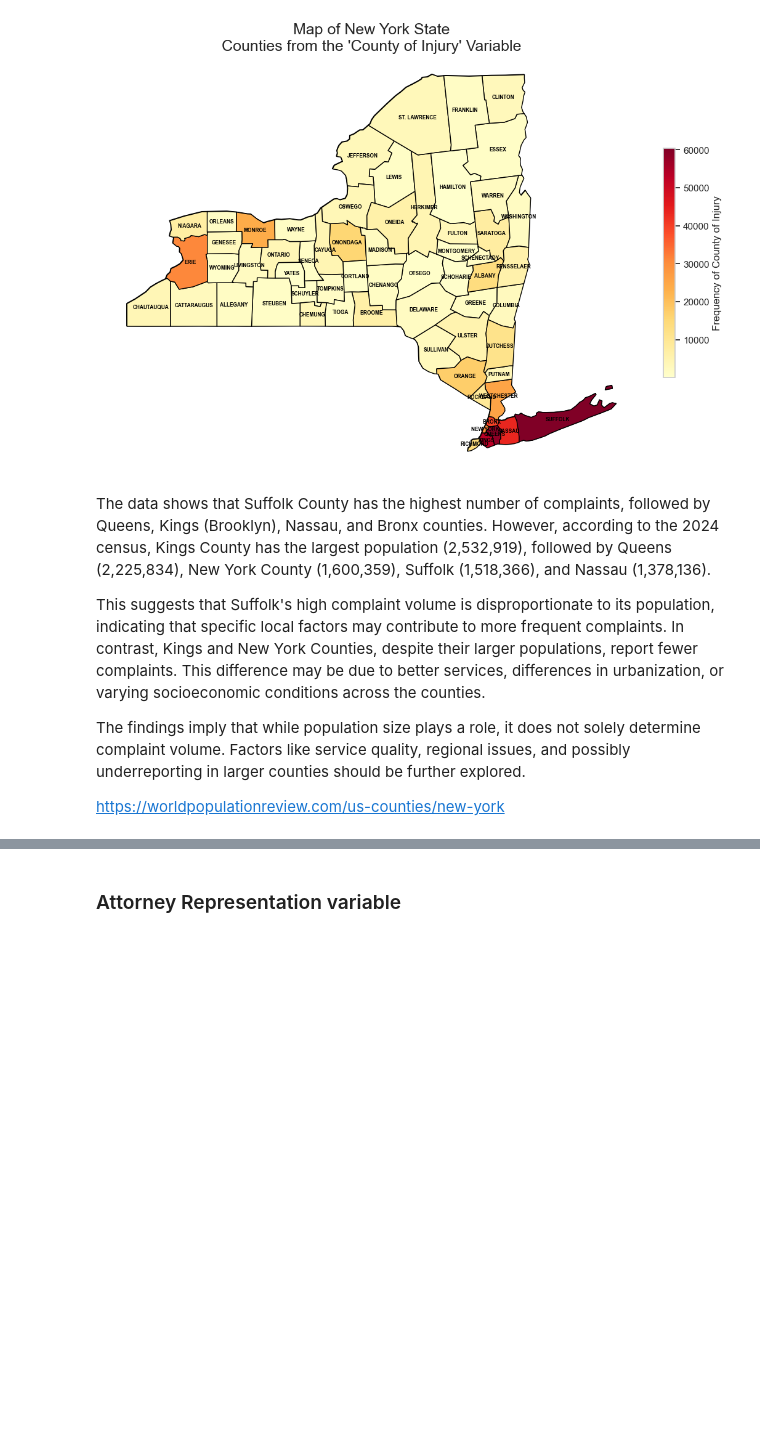
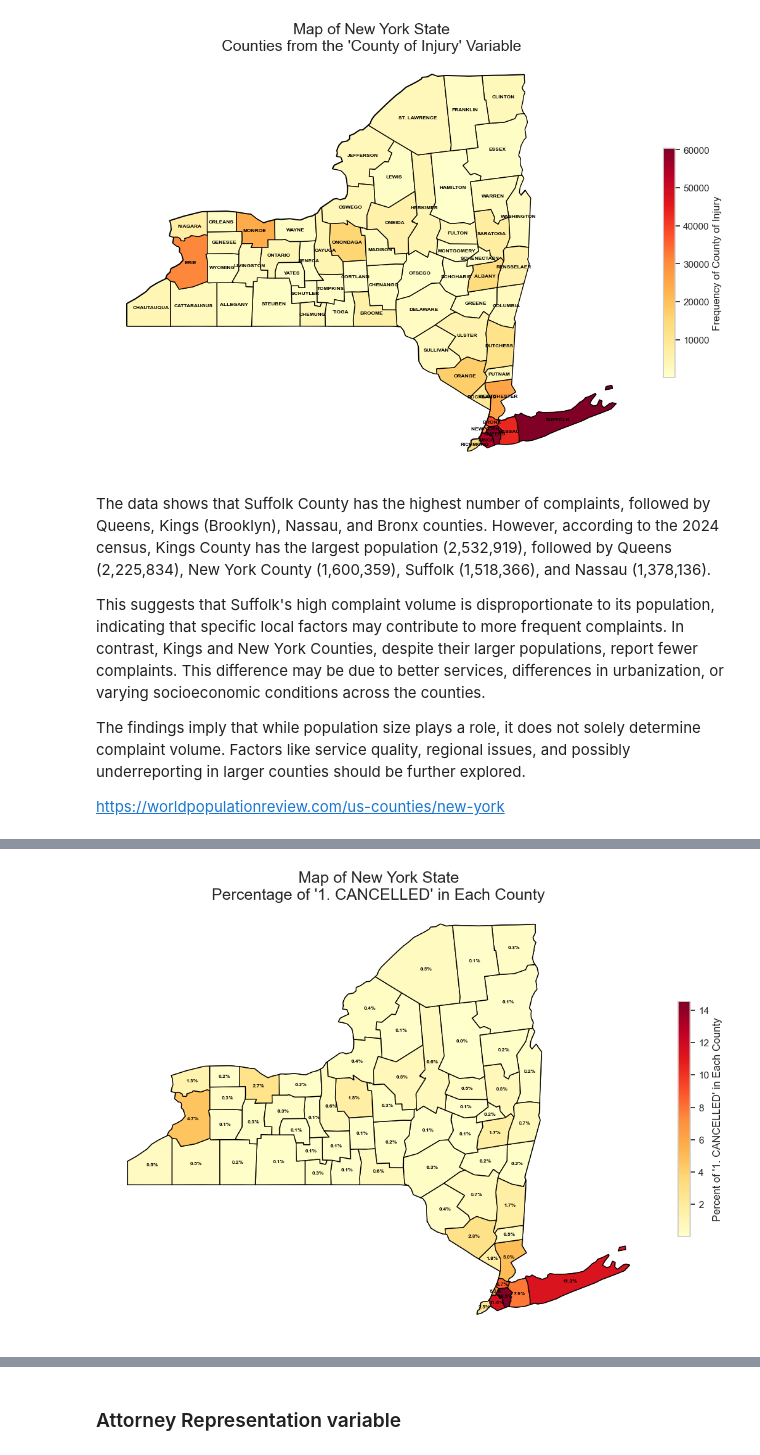
Before and after one commit to berthlou/DSAA_ML_41, a Jupyter notebook: code/exploratory_analysis/exploratory_analysis.ipynb, the cells around one changed output, grey strips where cells are left out. Cells and saved outputs as stored; diff of their text form; code cells hidden in the pictures; blank space fills up the shorter version.

Commit message:
new graphs in exploratory_analisys

```diff
--- a/code/exploratory_analysis/exploratory_analysis.ipynb
+++ b/code/exploratory_analysis/exploratory_analysis.ipynb
@@ -772,3 +772,85 @@ This suggests that Suffolk's high complaint volume is disproportionate to its po
 The findings imply that while population size plays a role, it does not solely determine complaint volume. Factors like service quality, regional issues, and possibly underreporting in larger counties should be further explored.
 
 https://worldpopulationreview.com/us-counties/new-york
+# %%
+import geopandas as gpd
+import matplotlib.pyplot as plt
+from matplotlib.colors import Normalize
+import matplotlib.cm as cm  # For colormaps
+import pandas as pd
+
+# Remove 'UNKNOWN' and calculate total occurrences of each injury type
+filtered_data = df_train[df_train['County of Injury'] != "UNKNOWN"]
+
+# Group by county and injury type, then calculate frequencies
+county_injury_counts = filtered_data.groupby(['Claim Injury Type', 'County of Injury']).size().unstack(fill_value=0)
+
+# Calculate total occurrences for each injury type
+category_totals = county_injury_counts.sum(axis=1)
+
+# Calculate percentages: (county occurrences / total for the category) * 100
+county_injury_percentages = county_injury_counts.div(category_totals, axis=0) * 100
+
+# Load the US counties shapefile
+url = "https://www2.census.gov/geo/tiger/GENZ2020/shp/cb_2020_us_county_20m.zip"
+counties = gpd.read_file(url)
+
+# Filter counties for New York (State code 36)
+ny_counties = counties[counties['STATEFP'] == '36']
+
+# Check CRS and adjust to EPSG:4269 if necessary
+if ny_counties.crs is None or ny_counties.crs != 'EPSG:4269':
+    ny_counties = ny_counties.to_crs('EPSG:4269')  # Geographic projection WGS84
+
+# Normalize county names to uppercase
+ny_counties['NAME'] = ny_counties['NAME'].str.upper()
+
+# Merge the percentage data into the GeoDataFrame
+ny_counties = ny_counties.merge(county_injury_percentages.T, left_on='NAME', right_index=True, how='left').fillna(0)
+
+# Create maps for each injury type
+for injury_type in county_injury_percentages.index:
+    # Calculate vmin and vmax for dynamic scaling
+    vmin = ny_counties[injury_type].min()
+    vmax = ny_counties[injury_type].max()
+
+    # If the range is too narrow, set default limits to avoid uniform coloring
+    if vmin == vmax:
+        vmin, vmax = 0, 1
+
+    # Normalize percentages for the colormap
+    norm = Normalize(vmin=vmin, vmax=vmax)
+    colormap = cm.get_cmap('YlOrRd')  # Choose the desired colormap
+
+    # Map percentages to colors
+    ny_counties['color'] = ny_counties[injury_type].apply(lambda x: colormap(norm(x)))
+
+    # Set up the plot
+    fig, ax = plt.subplots(figsize=(12, 12))
+
+    # Plot all counties in New York with a light gray background
+    ny_counties.plot(ax=ax, edgecolor='black', color='lightgray')
+
+    # Plot highlighted counties based on percentages
+    ny_counties.plot(ax=ax, edgecolor='black', color=ny_counties['color'])
+
+    # Annotate percentages at the centroid of each county
+    for idx, row in ny_counties.iterrows():
+        centroid = row['geometry'].centroid
+        x, y = centroid.x, centroid.y
+        ax.annotate(f"{row[injury_type]:.1f}%", xy=(x, y), xytext=(0, 0), textcoords="offset points",
+                    fontsize=6, ha='center', va='center', color='black', fontweight='bold')
+
+    # Add a colorbar (legend) showing percentages
+    sm = plt.cm.ScalarMappable(cmap=colormap, norm=norm)
+    sm.set_array([])
+    cbar = fig.colorbar(sm, ax=ax, orientation='vertical', fraction=0.02, pad=0.04)
+    cbar.set_label(f"Percent of '{injury_type}' in Each County")
+
+    # Customize the title and hide axes
+    ax.set_title(f"Map of New York State\nPercentage of '{injury_type}' in Each County", fontsize=18)
+    plt.axis("off")
+
+    # Show the plot
+    plt.show()
+# %% [output]
@@ -774,0 +862 @@ https://worldpopulationreview.com/us-counties/new-york
+[figure, added]
```
Also changed, not shown: parts of 19 cells of this notebook.
